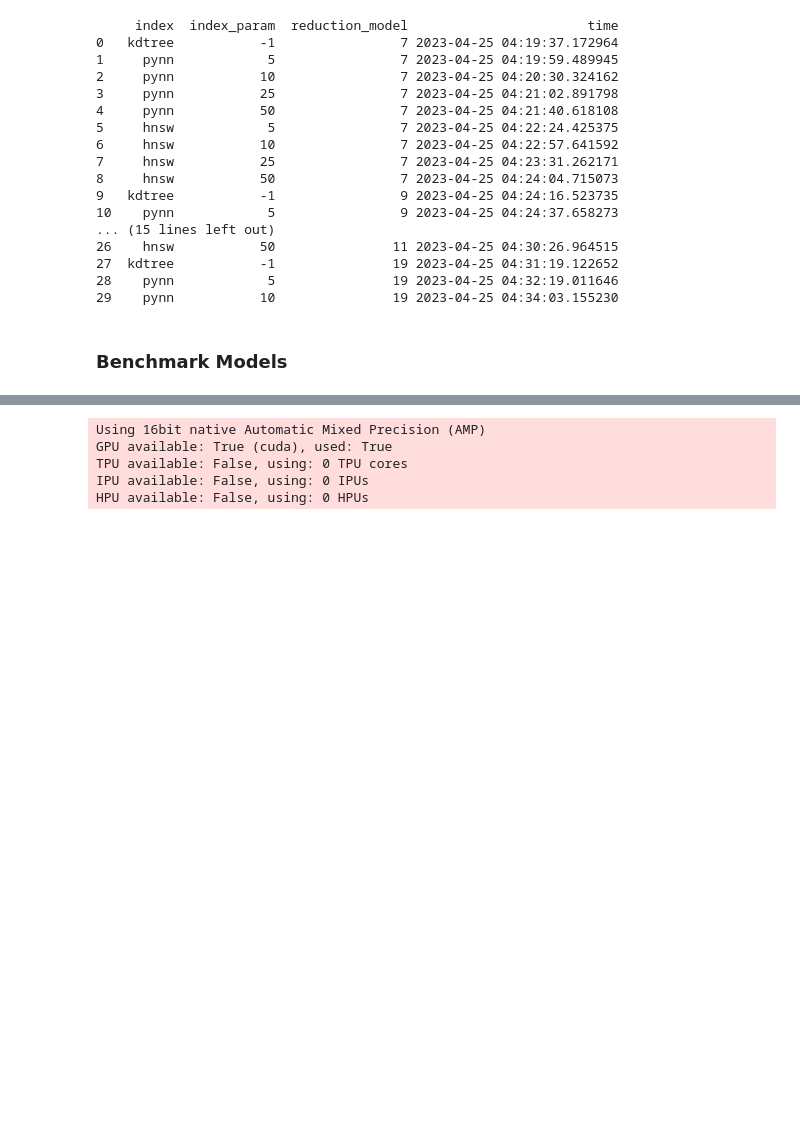
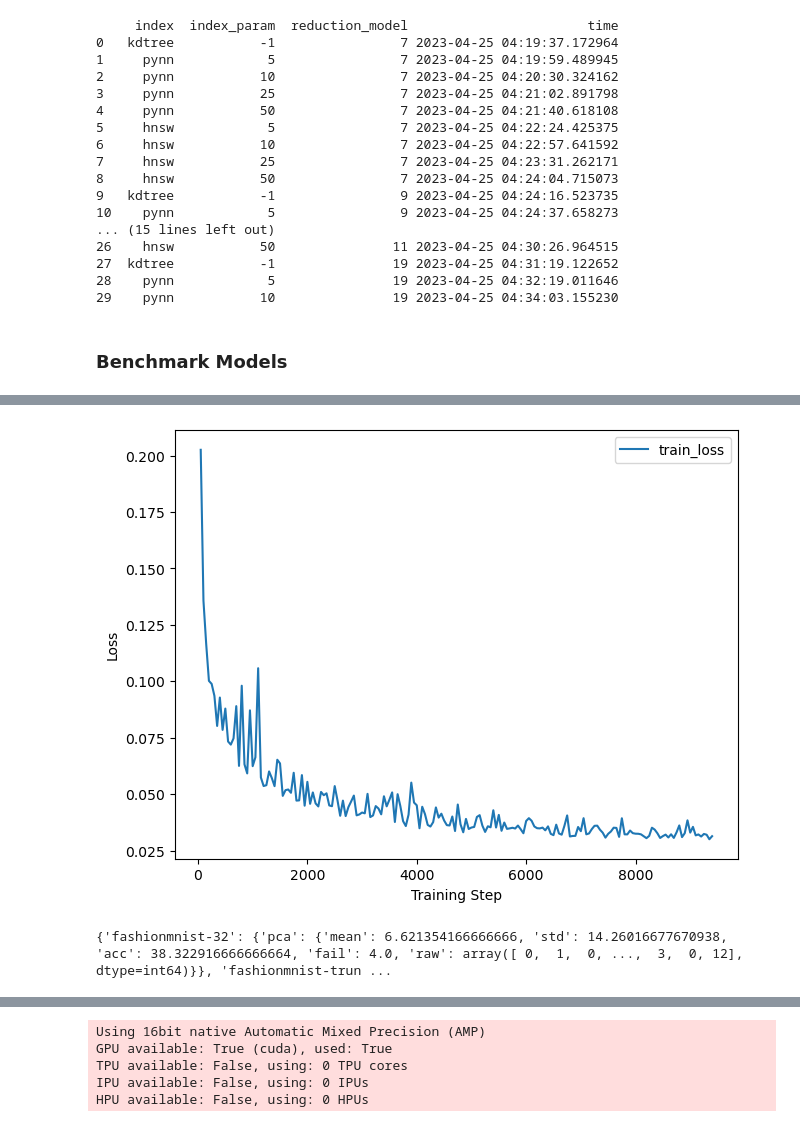
Before and after one commit to jamesh1999/LearnedIndices, a Jupyter notebook: evaluate.ipynb, the cells around one changed output, grey strips where cells are left out. Drawn from its saved outputs; the diff is of its cells as text; code cells hidden in the pictures; blank space fills up the shorter version.

```diff
--- a/evaluate.ipynb
+++ b/evaluate.ipynb
@@ -85,2 +191,44 @@ def printResults(results):
+# %%
+def getModelLoss(idx, losses="train_loss"):
+    path = os.path.join("logging", f"version_{idx}", "metrics.csv")
+    df = pd.read_csv(path)
+    xs = df["step"].to_numpy()
+
+    if isinstance(losses, str):
+        return xs, df[losses].to_numpy()
+
+    results = {}
+    for loss in losses:
+        results[loss] = df[loss].to_numpy()
+    return xs, results
+
+def getFinalModelLoss(idx, loss):
+    _, loss = getModelLoss(idx, loss)
+    return loss[-1]
+
+def plotModelLoss(idx, losses="train_loss"):
+    xs, results = getModelLoss(idx, losses)
+    fig, ax = plt.subplots(layout="constrained")
+
+    if isinstance(losses, str):
+        mask = np.isfinite(results)
+        ax.plot(xs[mask], results[mask], label=losses)
+    else:
+        for loss in losses:
+            mask = np.isfinite(losses[loss])
+            ax.plot(xs[mask], losses[loss][mask], label=loss)
+
+    ax.set_xlabel("Training Step")
+    ax.set_ylabel("Loss")
+    ax.legend()
+    plt.show()
+# %%
+plotModelLoss(111)
+# %% [output]
+[figure, added]
+# %%
+print(utils.tryLoadPickle("classical_results.pkl", {}))
+# %% [output]
+{'fashionmnist-32': {'pca': {'mean': 6.621354166666666, 'std': 14.26016677670938, 'acc': 38.322916666666664, 'fail': 4.0, 'raw': array([ 0,  1,  0, ...,  3,  0, 12], dtype=int64)}}, 'fashionmnist-trun ...
 # %%
 df = pd.read_pickle("hyperparameters.pkl")
```
Also changed, not shown: parts of 9 cells of this notebook, 11 other files.
